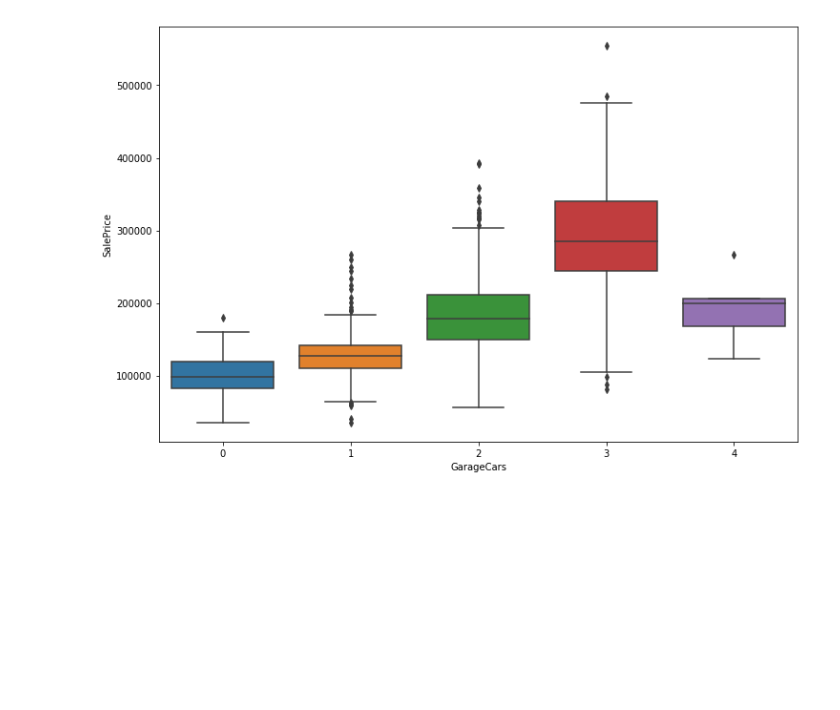
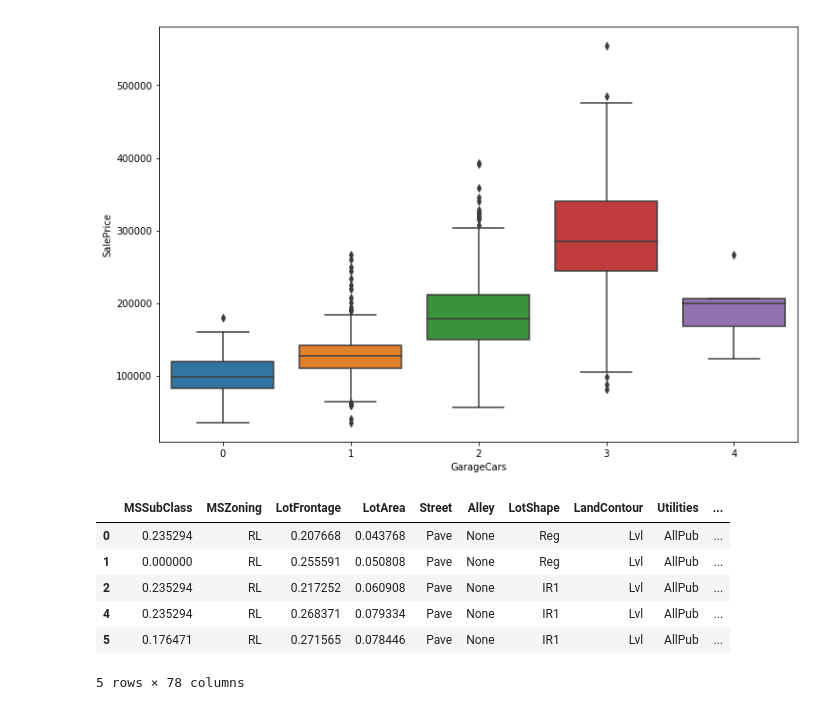
Before and after one commit to SatioO/HousingPrediction, a Jupyter notebook: Housing - Pride.ipynb, the cells around one changed output. Saved outputs shown, nothing was run; the diff lists cells and outputs as text; code cells hidden in the pictures; blank space fills up the shorter version.

Commit message:
feat(Preprocessing)

```diff
--- a/Housing - Pride.ipynb
+++ b/Housing - Pride.ipynb
@@ -150,3 +148,23 @@ num_cols = processed_train.select_dtypes(include=np.number).columns
+# %%
+from sklearn.preprocessing import MinMaxScaler
+
+def normalize_cols(df):
+    num_cols = processed_train.select_dtypes(include=np.number).columns
+    scaler = MinMaxScaler()
+    for col in num_cols:
+        df[col] = scaler.fit_transform(np.reshape(df[col].values, (-1, 1)))
+
+    return df
+
+normalize_cols(processed_train.copy()).head()
+# %% [output]
+|  | MSSubClass | MSZoning | LotFrontage | LotArea | Street | Alley | LotShape | LandContour | Utilities | ... |
+| 0 | 0.235294 | RL | 0.207668 | 0.043768 | Pave | None | Reg | Lvl | AllPub | ... |
+| 1 | 0.000000 | RL | 0.255591 | 0.050808 | Pave | None | Reg | Lvl | AllPub | ... |
+| 2 | 0.235294 | RL | 0.217252 | 0.060908 | Pave | None | IR1 | Lvl | AllPub | ... |
+| 4 | 0.235294 | RL | 0.268371 | 0.079334 | Pave | None | IR1 | Lvl | AllPub | ... |
+| 5 | 0.176471 | RL | 0.271565 | 0.078446 | Pave | None | IR1 | Lvl | AllPub | ... |
+5 rows × 78 columns
 # %%
 def one_hot_encode(df):
     cat_cols = df.select_dtypes(include="object").columns
```
Also changed, not shown: parts of 3 cells of this notebook.
